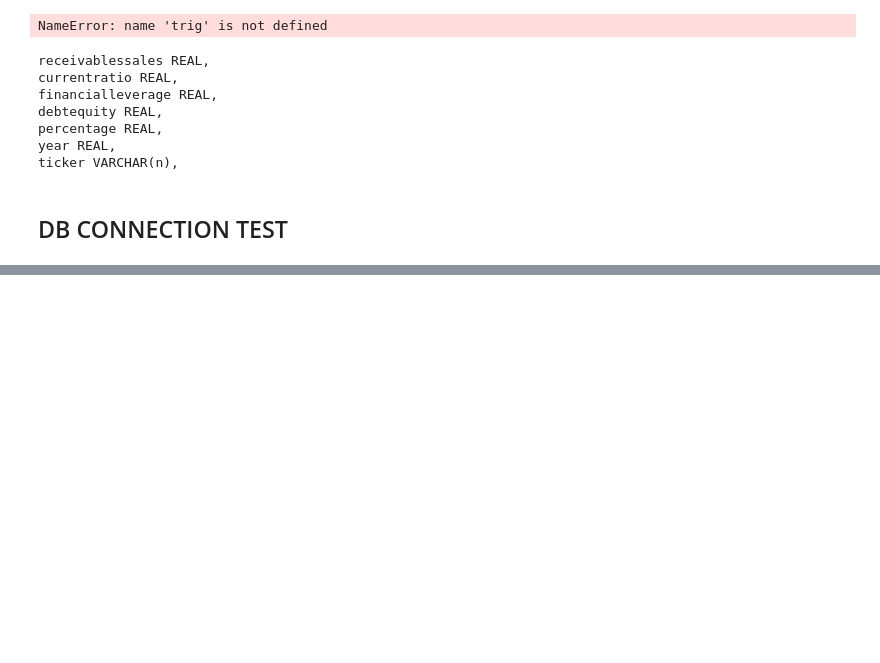
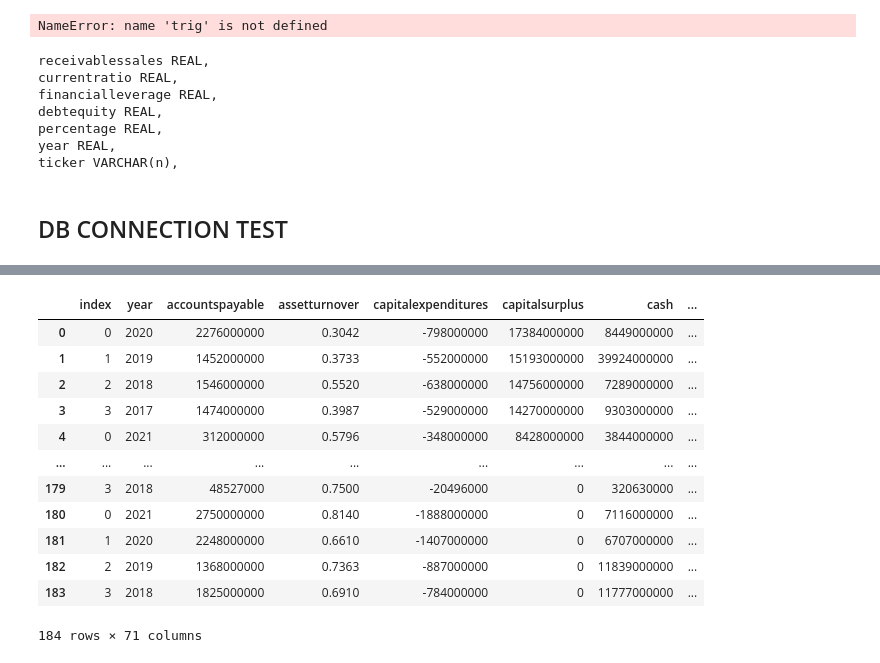
Before and after one commit to Michiel-DK/tracker, a Jupyter notebook: notebooks/try.ipynb, the cells around one changed output, grey strips where cells are left out. Cells and saved outputs as stored; diff of their text form; code cells hidden in the pictures; blank space fills up the shorter version.

```diff
--- a/notebooks/try.ipynb
+++ b/notebooks/try.ipynb
@@ -557,2 +697,23 @@ pd.DataFrame(result, columns=colnames)
 # %%
 cur.close()
+# %%
+cur = conn.cursor()
+cur.execute('''SELECT * from yearly_financials''')
+colnames = [desc[0] for desc in cur.description]
+result = cur.fetchall();
+yearly_financials = pd.DataFrame(result, columns=colnames)
+yearly_financials
+# %% [output]
+|  | index | year | accountspayable | assetturnover | capitalexpenditures | capitalsurplus | cash | ... |
+| 0 | 0 | 2020 | 2276000000 | 0.3042 | -798000000 | 17384000000 | 8449000000 | ... |
+| 1 | 1 | 2019 | 1452000000 | 0.3733 | -552000000 | 15193000000 | 39924000000 | ... |
+| 2 | 2 | 2018 | 1546000000 | 0.5520 | -638000000 | 14756000000 | 7289000000 | ... |
+| 3 | 3 | 2017 | 1474000000 | 0.3987 | -529000000 | 14270000000 | 9303000000 | ... |
+| 4 | 0 | 2021 | 312000000 | 0.5796 | -348000000 | 8428000000 | 3844000000 | ... |
+| ... | ... | ... | ... | ... | ... | ... | ... | ... |
+| 179 | 3 | 2018 | 48527000 | 0.7500 | -20496000 | 0 | 320630000 | ... |
+| 180 | 0 | 2021 | 2750000000 | 0.8140 | -1888000000 | 0 | 7116000000 | ... |
+| 181 | 1 | 2020 | 2248000000 | 0.6610 | -1407000000 | 0 | 6707000000 | ... |
+| 182 | 2 | 2019 | 1368000000 | 0.7363 | -887000000 | 0 | 11839000000 | ... |
+| 183 | 3 | 2018 | 1825000000 | 0.6910 | -784000000 | 0 | 11777000000 | ... |
+184 rows × 71 columns
```
Also changed, not shown: parts of 30 cells of this notebook, 2 other files.
